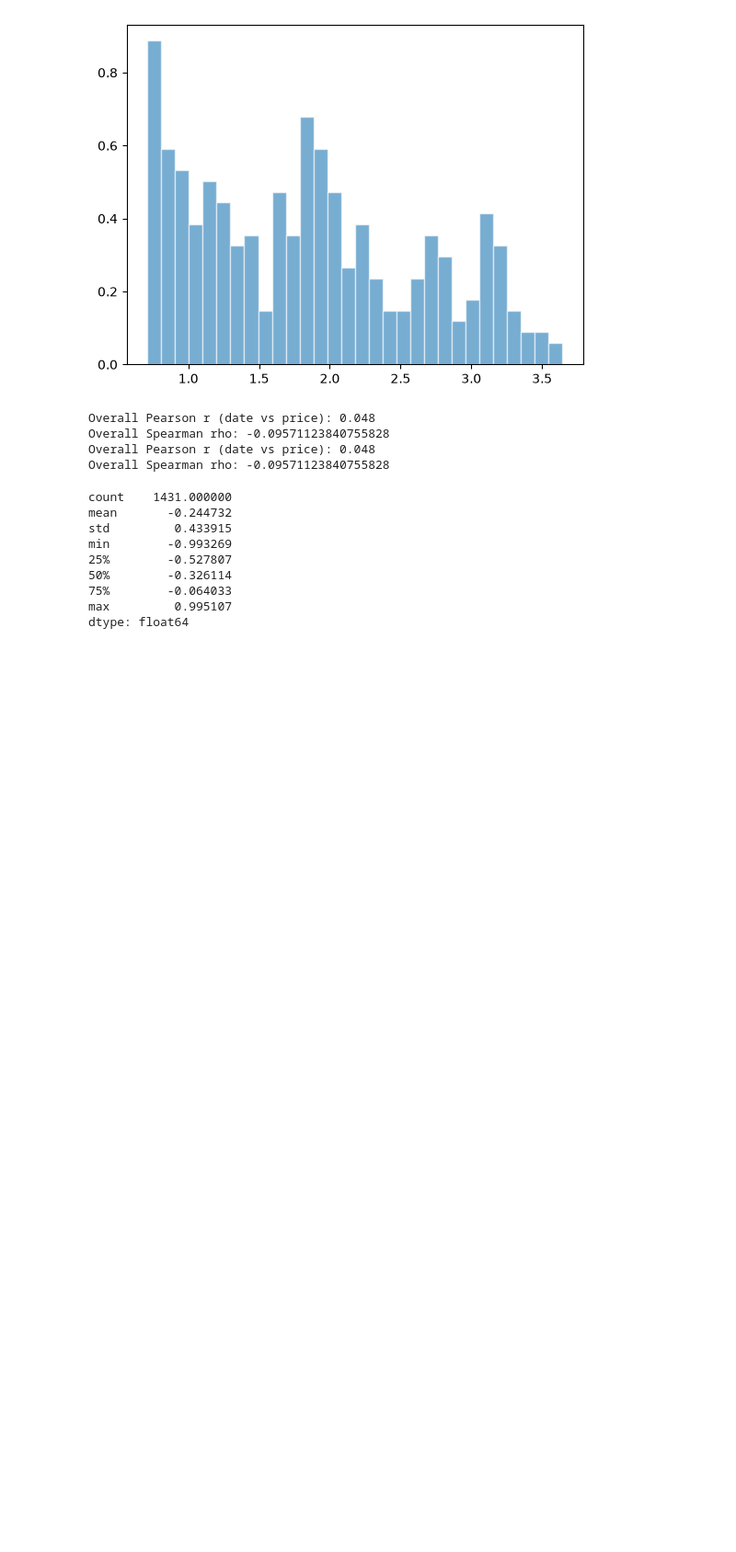
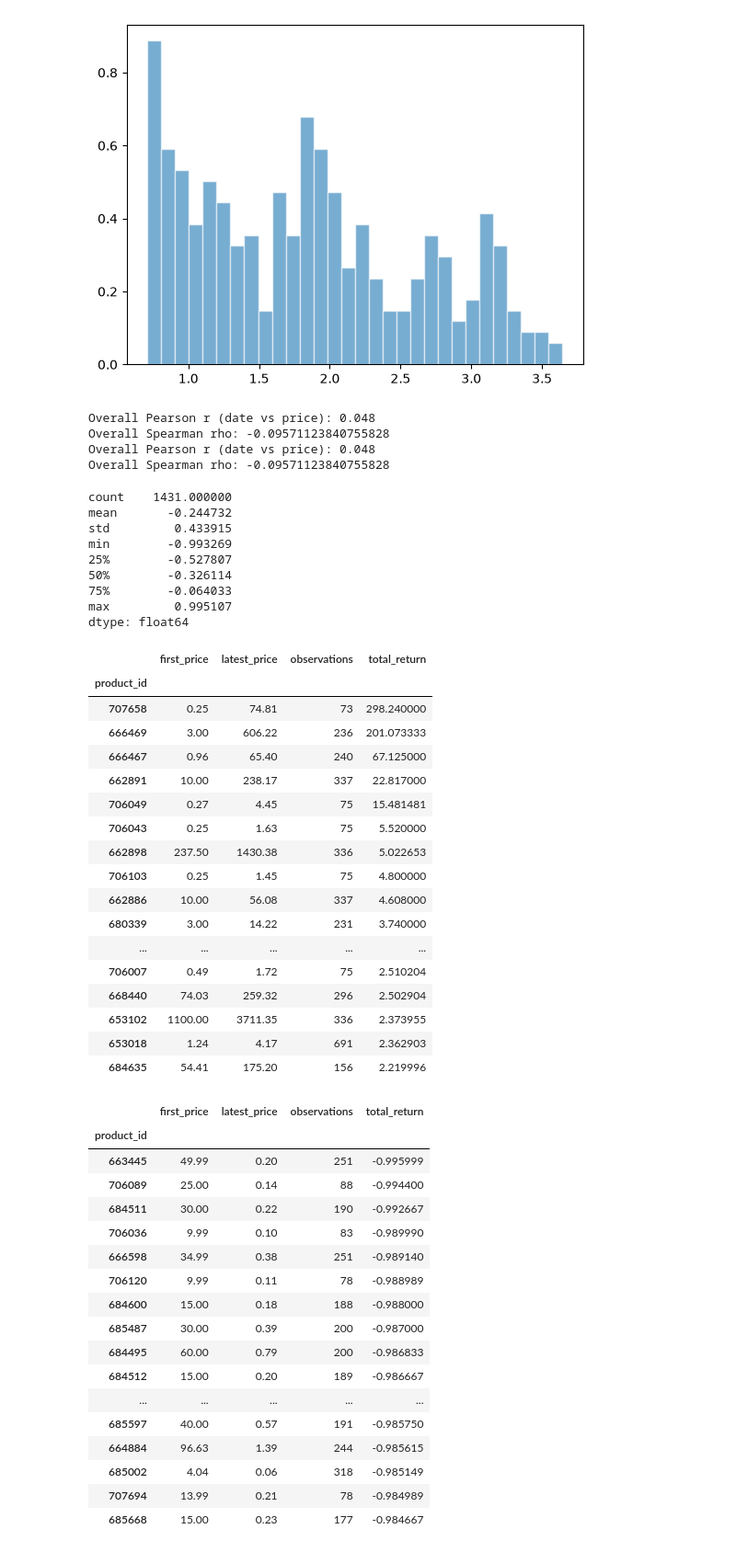
Before and after one commit to Ashalo/Collectible-Card-Market-Analysis, a Jupyter notebook: main.ipynb, the cells around one changed output. Shown at 92% size. Drawn from its saved outputs; the diff is of its cells as text; code cells hidden in the pictures; blank space fills up the shorter version.

```diff
--- a/main.ipynb
+++ b/main.ipynb
@@ -407,0 +426,52 @@ dtype: float64
+# %%
+card_returns = singles.groupby('product_id').agg(
+    first_price=('market', 'first'),
+    latest_price=('market', 'last'),
+    observations=('market', 'count')
+)
+
+card_returns['total_return'] = (
+    card_returns['latest_price'] / card_returns['first_price'] - 1
+)
+
+card_returns = card_returns[card_returns['observations'] >= 3]
+
+display(card_returns.sort_values('total_return', ascending=False).head(20))
+display(card_returns.sort_values('total_return').head(20))
+# %% [output]
+|  | first_price | latest_price | observations | total_return |
+| product_id |  |  |  |  |
+| 707658 | 0.25 | 74.81 | 73 | 298.240000 |
+| 666469 | 3.00 | 606.22 | 236 | 201.073333 |
+| 666467 | 0.96 | 65.40 | 240 | 67.125000 |
+| 662891 | 10.00 | 238.17 | 337 | 22.817000 |
+| 706049 | 0.27 | 4.45 | 75 | 15.481481 |
+| 706043 | 0.25 | 1.63 | 75 | 5.520000 |
+| 662898 | 237.50 | 1430.38 | 336 | 5.022653 |
+| 706103 | 0.25 | 1.45 | 75 | 4.800000 |
+| 662886 | 10.00 | 56.08 | 337 | 4.608000 |
+| 680339 | 3.00 | 14.22 | 231 | 3.740000 |
+| ... | ... | ... | ... | ... |
+| 706007 | 0.49 | 1.72 | 75 | 2.510204 |
+| 668440 | 74.03 | 259.32 | 296 | 2.502904 |
+| 653102 | 1100.00 | 3711.35 | 336 | 2.373955 |
+| 653018 | 1.24 | 4.17 | 691 | 2.362903 |
+| 684635 | 54.41 | 175.20 | 156 | 2.219996 |
+|  | first_price | latest_price | observations | total_return |
+| product_id |  |  |  |  |
+| 663445 | 49.99 | 0.20 | 251 | -0.995999 |
+| 706089 | 25.00 | 0.14 | 88 | -0.994400 |
+| 684511 | 30.00 | 0.22 | 190 | -0.992667 |
+| 706036 | 9.99 | 0.10 | 83 | -0.989990 |
+| 666598 | 34.99 | 0.38 | 251 | -0.989140 |
+| 706120 | 9.99 | 0.11 | 78 | -0.988989 |
+| 684600 | 15.00 | 0.18 | 188 | -0.988000 |
+| 685487 | 30.00 | 0.39 | 200 | -0.987000 |
+| 684495 | 60.00 | 0.79 | 200 | -0.986833 |
+| 684512 | 15.00 | 0.20 | 189 | -0.986667 |
+| ... | ... | ... | ... | ... |
+| 685597 | 40.00 | 0.57 | 191 | -0.985750 |
+| 664884 | 96.63 | 1.39 | 244 | -0.985615 |
+| 685002 | 4.04 | 0.06 | 318 | -0.985149 |
+| 707694 | 13.99 | 0.21 | 78 | -0.984989 |
+| 685668 | 15.00 | 0.23 | 177 | -0.984667 |
```
Also changed, not shown: parts of 3 cells of this notebook.
